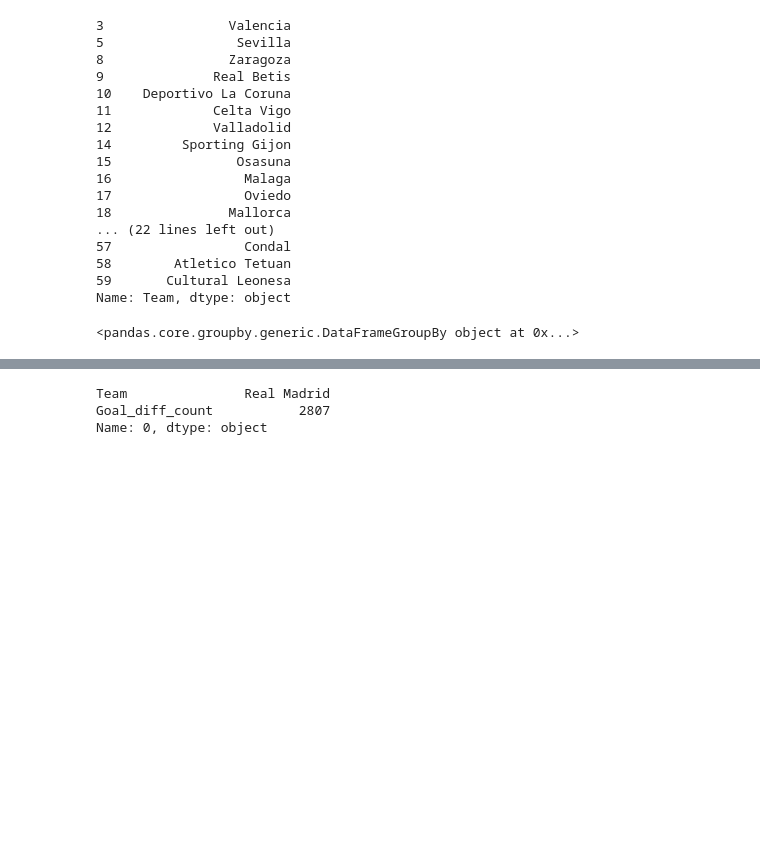
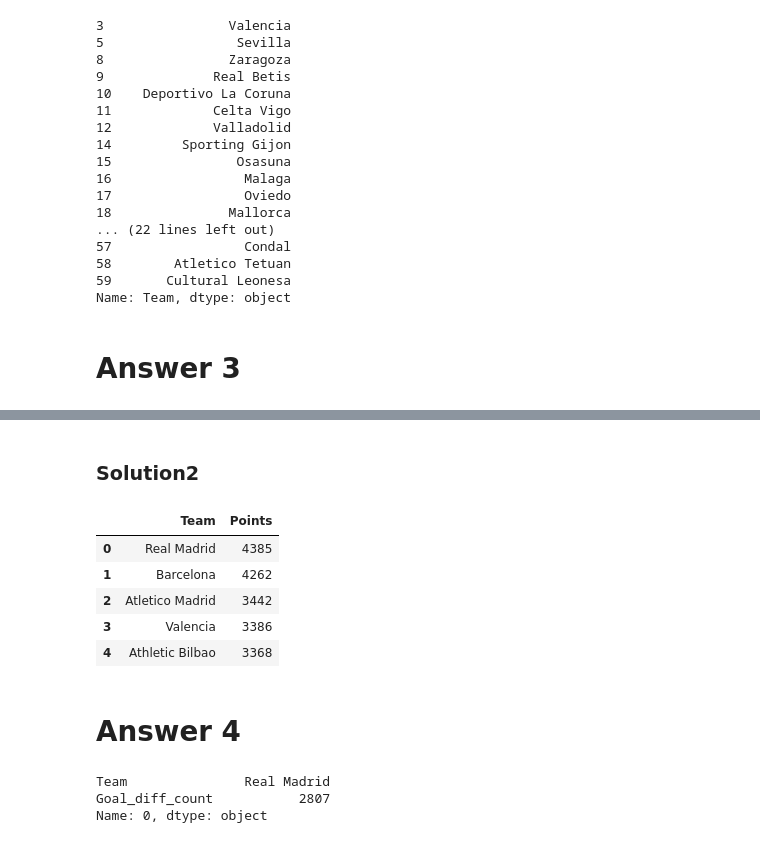
Before and after one commit to subhavkataria/delhi-may19-batch-subhavkataria, a Jupyter notebook: Project1.ipynb, the cells around one changed output, grey strips where cells are left out. Cells and saved outputs as stored; diff of their text form; code cells hidden in the pictures; blank space fills up the shorter version.

```diff
--- a/Project1.ipynb
+++ b/Project1.ipynb
@@ -125,10 +129,8 @@ print(teamsBetween_1930_1980['Team'])
 58        Atletico Tetuan
 59       Cultural Leonesa
 Name: Team, dtype: object
-# %%
-LaLigaCup.groupby(['Points'])
-# %% [output]
-<pandas.core.groupby.generic.DataFrameGroupBy object at 0x...>
+# %% [markdown]
+# Answer 3
 # %%
 LaLigaCup_TopTeams_ByPoints = LaLigaCup.sort_values(by=['Points'],ascending=False)
 print(LaLigaCup_TopTeams_ByPoints.iloc[0:5,1].values)
@@ -141,6 +143,20 @@ LaLigaCup_TopTeams_ByPoints.head()
 | 2 | 3 | Atletico Madrid | 80 | 3442 | 2614 | 1241 | 598 | 775 | 4534 | ... |
 | 3 | 4 | Valencia | 82 | 3386 | 2664 | 1187 | 616 | 861 | 4398 | ... |
 | 4 | 5 | Athletic Bilbao | 86 | 3368 | 2762 | 1209 | 633 | 920 | 4631 | ... |
+# %% [markdown]
+### Solution2
+# %%
+LaLigaCup.nlargest(5,'Points').loc[:,['Team','Points']]
+#Top 5 rows by points
+# %% [output]
+|  | Team | Points |
+| 0 | Real Madrid | 4385 |
+| 1 | Barcelona | 4262 |
+| 2 | Atletico Madrid | 3442 |
+| 3 | Valencia | 3386 |
+| 4 | Athletic Bilbao | 3368 |
+# %% [markdown]
+# Answer 4
 # %%
 def Goal_diff_count(LaLigaCup):
     LaLigaCup['Goal_diff_count'] = LaLigaCup['GoalsFor'] - LaLigaCup['GoalsAgainst']
```
Also changed, not shown: parts of 5 cells of this notebook.
